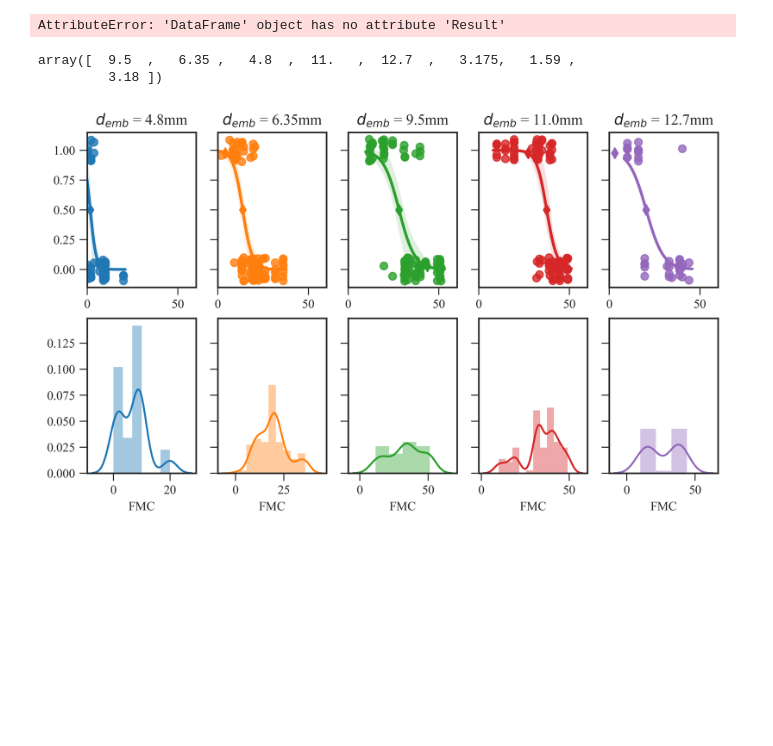
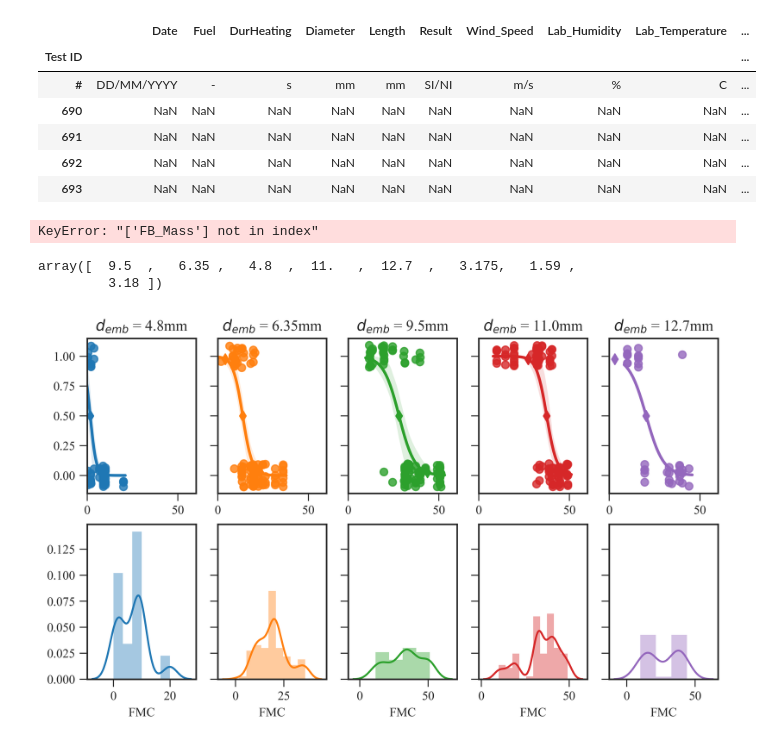
Before and after one commit to simonsantama/MC-Embers_Jupyter, a Jupyter notebook: Smoldering Data Analysis Notebook -Feb2018.ipynb, the cells around one changed output. Drawn from its saved outputs; the diff is of its cells as text; code cells hidden in the pictures; blank space fills up the shorter version.

Commit message:
Re-organize reading from excel
RE-organizing extracting data from excel and parsing it.

```diff
--- a/Smoldering Data Analysis Notebook -Feb2018.ipynb
+++ b/Smoldering Data Analysis Notebook -Feb2018.ipynb
@@ -54,0 +54,15 @@ mpl.rc("savefig", dpi=500)
+# %%
+# Retrieve information from the excel spreadsheet and parse it
+xlsxfile = pd.ExcelFile('./2018_MC_raw_Data_SS.xlsx')
+df_old = xlsxfile.parse('Old_2016_Test_Data', index_col = 'Test ID')
+df_new = xlsxfile.parse('Test_Data', index_col = 'Test ID')
+
+df_new.head()
+# %% [output]
+|  | Date | Fuel | DurHeating | Diameter | Length | Result | Wind_Speed | Lab_Humidity | Lab_Temperature | ... |
+| Test ID |  |  |  |  |  |  |  |  |  | ... |
+| # | DD/MM/YYYY | - | s | mm | mm | SI/NI | m/s | % | C | ... |
+| 690 | NaN | NaN | NaN | NaN | NaN | NaN | NaN | NaN | NaN | ... |
+| 691 | NaN | NaN | NaN | NaN | NaN | NaN | NaN | NaN | NaN | ... |
+| 692 | NaN | NaN | NaN | NaN | NaN | NaN | NaN | NaN | NaN | ... |
+| 693 | NaN | NaN | NaN | NaN | NaN | NaN | NaN | NaN | NaN | ... |
@@ -58,27 +74,20 @@ mpl.rc("savefig", dpi=500)
 def xlsx_2_pds(xlsx_filename):
     xlsxfile = pd.ExcelFile(xlsx_filename)
     data = xlsxfile.parse('Test_Data', index_col = 'Test ID')
-    RD = data[['Date','Fuel','Duration of heating','Diameter','Length','Wind Speed','Lab Humidity','Lab Temperature','Fuel Bed Mass','MC','Sawdust Container', 'Notes', 'Flags']];
+    RD = data[['Date','Fuel','DurHeating','Diameter','Length','Result',
+               'Wind_Speed','Lab_Humidity','Lab_Temperature','FB_Mass','MC',
+               'Sawdust_Container', 'Notes', 'Flags']];
     RD.loc[:,"ResBin"] = pd.Series((RD.Result == "SI")*1,index=RD.index)
-    RD = RD[RD.Diam.isnull()==False]         ## Deleting blank entries
-    RD = RD[RD.FBMass.isnull()==False]       ## Deleting blank entries
-    RD = RD[RD.MC.isnull()==False]           ## Deleting blank entries
-    RD = RD[RD.Flags.isnull()==True]         ## Deleting blank entries
-    RD = RD[RD.Result.isnull()==False]       ## Deleting blank entries
-#     RD = RD[RD.ResultLength.isin(np.array([1.1,6.5]))]
-#     RD = RD[(RD.Length == 1.1)|(RD.Length == 6.5)]
-#     RD = RD[(RD.Length == 1.1)|(RD.Length == 6.5)]%%!
-    RD = RD[(RD.FBMass < 110)&(RD.FBMass > 85)]       ## Removing aberrant fuel masses
-    RD = RD[RD.Fuel.isin(['Sawdust'])]                ## Only using Sawdust
-    RD = RD[RD.HeatDur.isin(['45/10','15/10','FiveFive','FifteenTen','TwentyTen',
-                             'ThreeFive','OneFive','TwoFive',' 12/10',' 15/10'])]   ## Only using some of the heating times
-#     RD = RD[RD.Flags.isin(["split"])==False]
+    RD = RD[(RD.FB_Mass < 110)&(RD.FB_Mass > 85)]       ## Constraining fuel bed mass
+    RD = RD[RD.HeatDur.isin(['45/10','15/10','FiveFive','FifteenTen',
+                             'TwentyTen','ThreeFive','OneFive','TwoFive',
+                             ' 12/10',' 15/10'])]   ## Only using some of the heating times
     return RD
 
-RD = xlsx_2_pds(r"C:\Users\s1475174\Desktop\Documents\Projects\Berkely_Jan2018\Jupyter\2018_MC_raw_Data_SS.xlsx")
+RD = xlsx_2_pds(r"C:\Users\s1475174\Desktop\Documents\Projects\Berkeley_Jan2018\Jupyter\2018_MC_raw_Data_SS.xlsx")
 RD['FMC'] = RD['MC'].map(lambda x: x*100.)
 # %% [output]
-AttributeError: 'DataFrame' object has no attribute 'Result'
+KeyError: "['FB_Mass'] not in index"
 # %%
 from sklearn import linear_model
 
```
Also changed, not shown: parts of 4 cells of this notebook.
